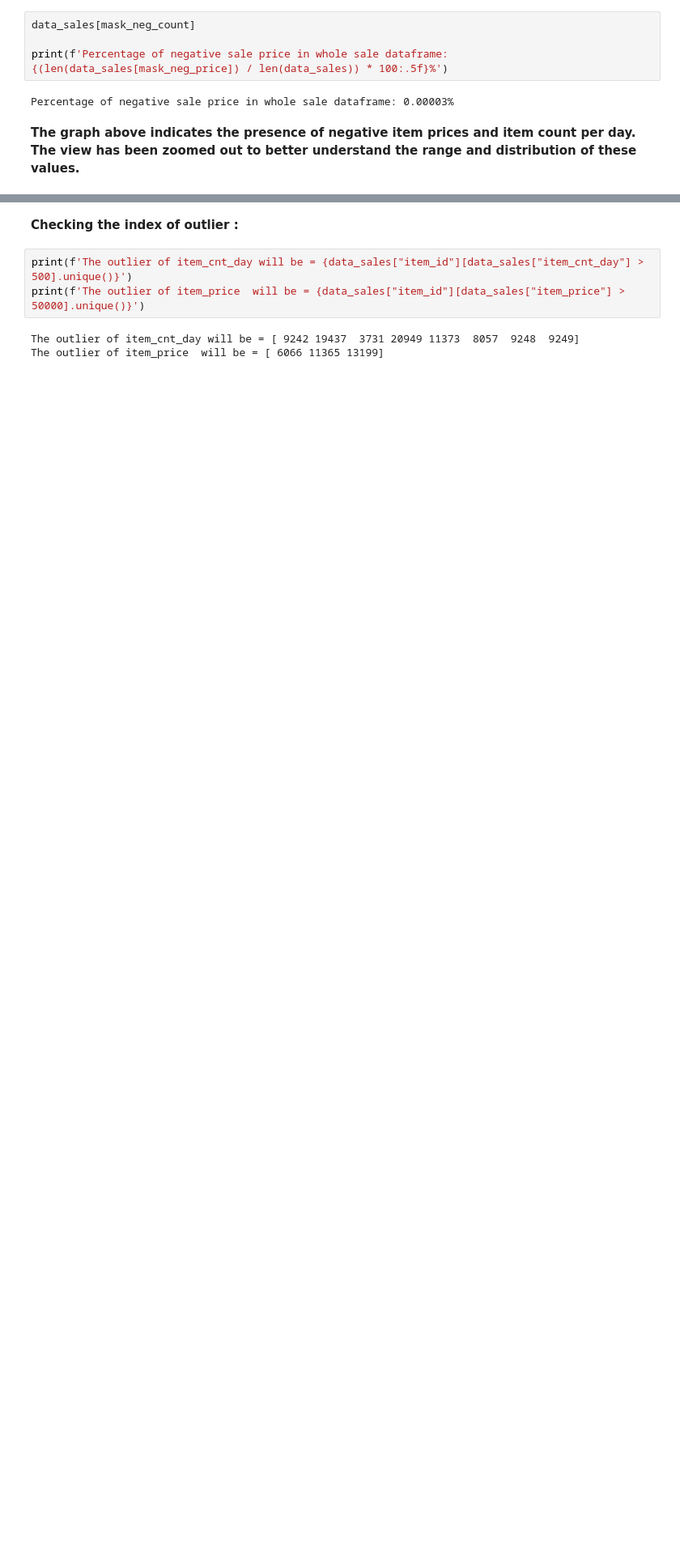
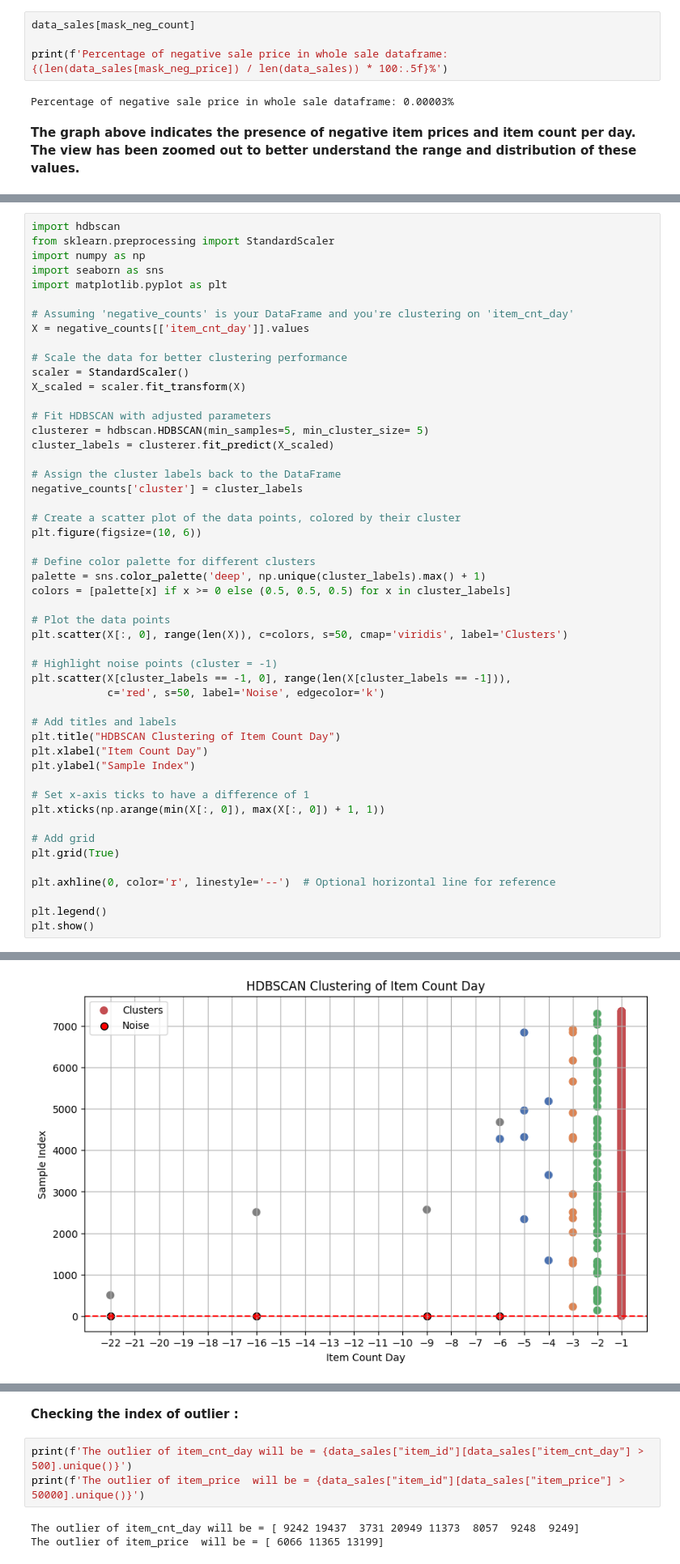
Before and after one commit to ArvinDodangeh/DS, a Jupyter notebook: notebooks/DQC_v2.ipynb, the cells around one changed output, grey strips where cells are left out. Shown: that part at 81% size. Drawn from its saved outputs; the diff is of its cells as text; blank space fills up the shorter version.

```diff
--- a/notebooks/DQC_v2.ipynb
+++ b/notebooks/DQC_v2.ipynb
@@ -404,0 +435,51 @@ Based on recent research, negative values in `item_cnt_day` may represent refund
+# %%
+import hdbscan
+from sklearn.preprocessing import StandardScaler
+import numpy as np
+import seaborn as sns
+import matplotlib.pyplot as plt
+
+# Assuming 'negative_counts' is your DataFrame and you're clustering on 'item_cnt_day'
+X = negative_counts[['item_cnt_day']].values
+
+# Scale the data for better clustering performance
+scaler = StandardScaler()
+X_scaled = scaler.fit_transform(X)
+
+# Fit HDBSCAN with adjusted parameters
+clusterer = hdbscan.HDBSCAN(min_samples=5, min_cluster_size= 5)
+cluster_labels = clusterer.fit_predict(X_scaled)
+
+# Assign the cluster labels back to the DataFrame
+negative_counts['cluster'] = cluster_labels
+
+# Create a scatter plot of the data points, colored by their cluster
+plt.figure(figsize=(10, 6))
+
+# Define color palette for different clusters
+palette = sns.color_palette('deep', np.unique(cluster_labels).max() + 1)
+colors = [palette[x] if x >= 0 else (0.5, 0.5, 0.5) for x in cluster_labels]
+
+# Plot the data points
+plt.scatter(X[:, 0], range(len(X)), c=colors, s=50, cmap='viridis', label='Clusters')
+
+# Highlight noise points (cluster = -1)
+plt.scatter(X[cluster_labels == -1, 0], range(len(X[cluster_labels == -1])),
+            c='red', s=50, label='Noise', edgecolor='k')
+
+# Add titles and labels
+plt.title("HDBSCAN Clustering of Item Count Day")
+plt.xlabel("Item Count Day")
+plt.ylabel("Sample Index")
+
+# Set x-axis ticks to have a difference of 1
+plt.xticks(np.arange(min(X[:, 0]), max(X[:, 0]) + 1, 1))
+
+# Add grid
+plt.grid(True)
+
+plt.axhline(0, color='r', linestyle='--')  # Optional horizontal line for reference
+
+plt.legend()
+plt.show()
+# %% [output]
@@ -404,0 +491 @@ Based on recent research, negative values in `item_cnt_day` may represent refund
+[figure, added]
```
Also changed, not shown: parts of 13 cells of this notebook.
